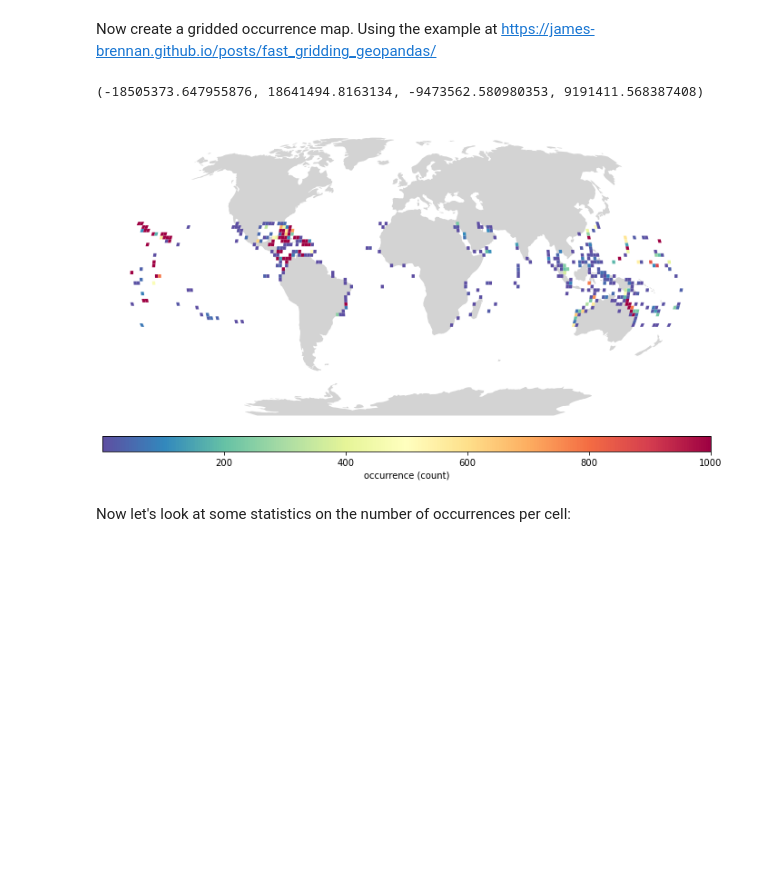
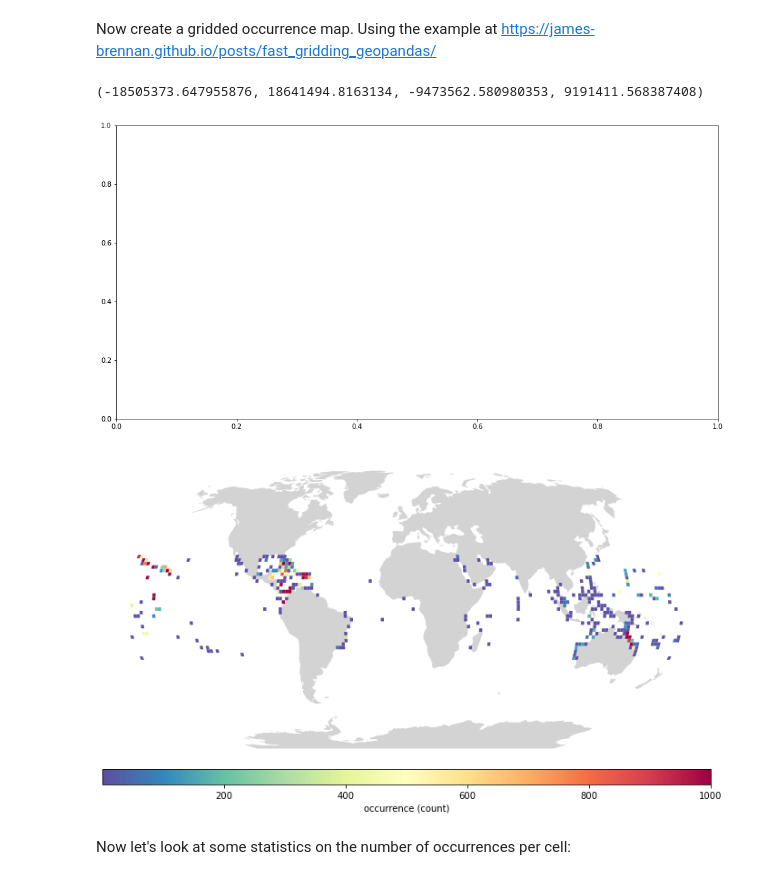
Before and after one commit to MathewBiddle/bio_ice, a Jupyter notebook: create_map_from_OBIS_API.ipynb, the cells around one changed output. Cells and saved outputs as stored; diff of their text form; code cells hidden in the pictures; blank space fills up the shorter version.

Commit message:
making latitude histogram

```diff
--- a/create_map_from_OBIS_API.ipynb
+++ b/create_map_from_OBIS_API.ipynb
@@ -293,51 +289,54 @@ crs = pycrs.parse.from_esri_code(54030)
 #crs.geogcs.prime_mer.value = 160.0
 crs_str = crs.to_proj4()
 
+fig, ax = plt.subplots(nrows=1,ncols=2, figsize=(16,8), facecolor='white')
+
 # start map with entire world
 world = gpd.read_file(gpd.datasets.get_path('naturalearth_lowres'))
 world = world.dissolve()
 
-ax = world.to_crs(crs_str).plot(
+ax[0] = world.to_crs(crs_str).plot(
                                figsize=(12, 8),
                                color='lightgrey',
                                edgecolor=None,
                                linewidth=None
                                )
 
-divider = make_axes_locatable(ax)
+divider = make_axes_locatable(ax[0])
 cax = divider.append_axes("bottom", size="5%", pad=0.1)
 
 # plot the gridded occurrence cells
-cell.to_crs(crs_str).plot( ax=ax,
+cell.to_crs(crs_str).plot( ax=ax[0],
                                column='n_occur',
                                cmap='Spectral_r',
                                vmin=1,
                                vmax=1000,
                                edgecolor=None,
                                legend=True,
                                legend_kwds={'label': "occurrence (count)",
                                             'orientation': "horizontal"},
                                cax=cax,
                                )
 
 plt.autoscale(False)
 
 # put land on top of points
 # world.to_crs(crs_str).plot(ax=ax,
 #                                color='lightgrey',
 #                                edgecolor=None,
 #                                linewidth=None,
 #                                legend=True,
 #                                legend_kwds={'label': "occurrence (count)",
 #                                             'orientation': "horizontal"},
 #                                cax=cax,
 #                                )
 #world.to_crs("ESRI:54009").plot(ax=ax, color='none', edgecolor='black',linewidth=.5)
 
-ax.axis('off')
+ax[0].axis('off')
 # %% [output]
 (-18505373.647955876, 18641494.8163134, -9473562.580980353, 9191411.568387408)
-[figure, old version]
+[figure, new version]
+[figure, added]
 # %% [markdown]
 Now let's look at some statistics on the number of occurrences per cell:
 # %%
```
Also changed, not shown: parts of 5 cells of this notebook.
